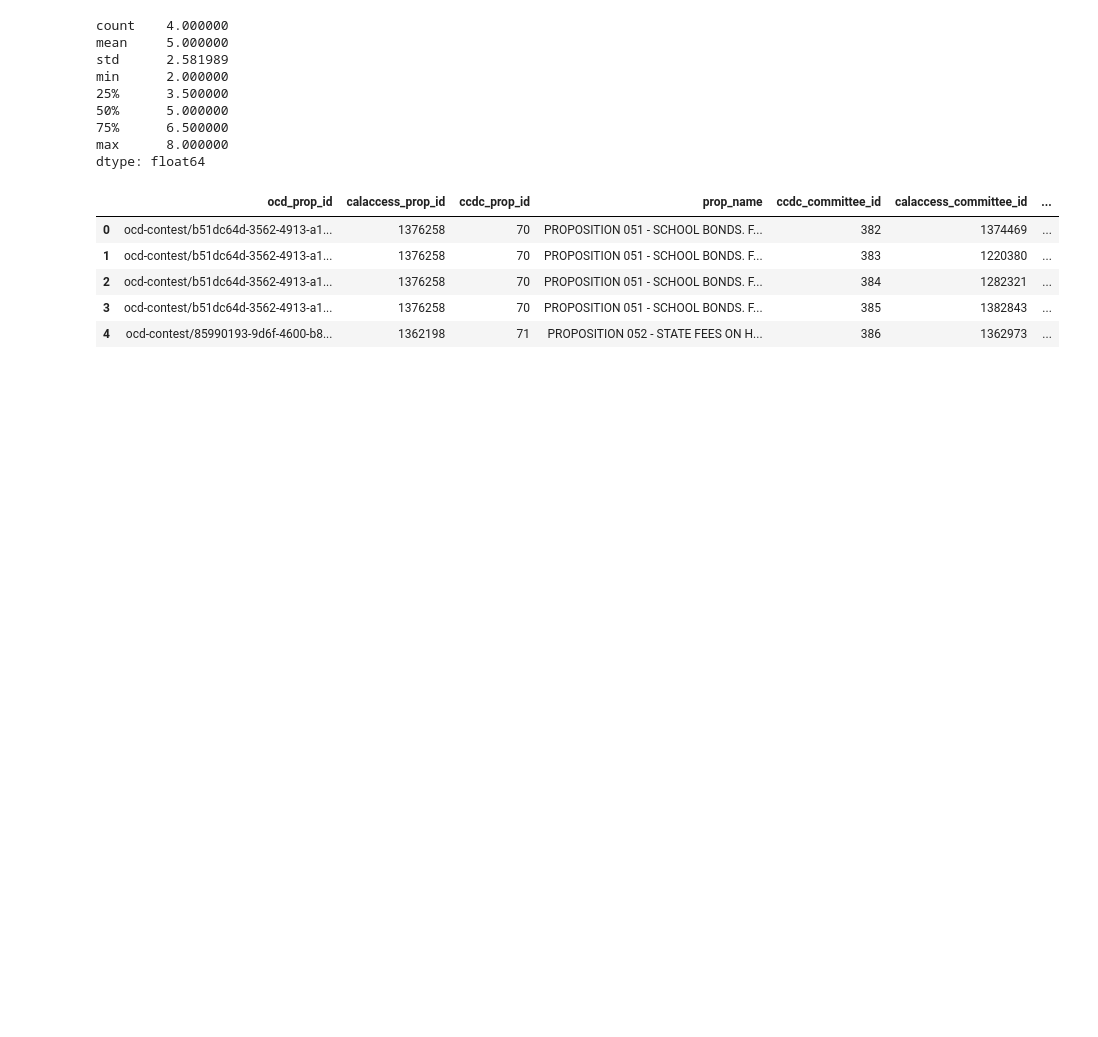
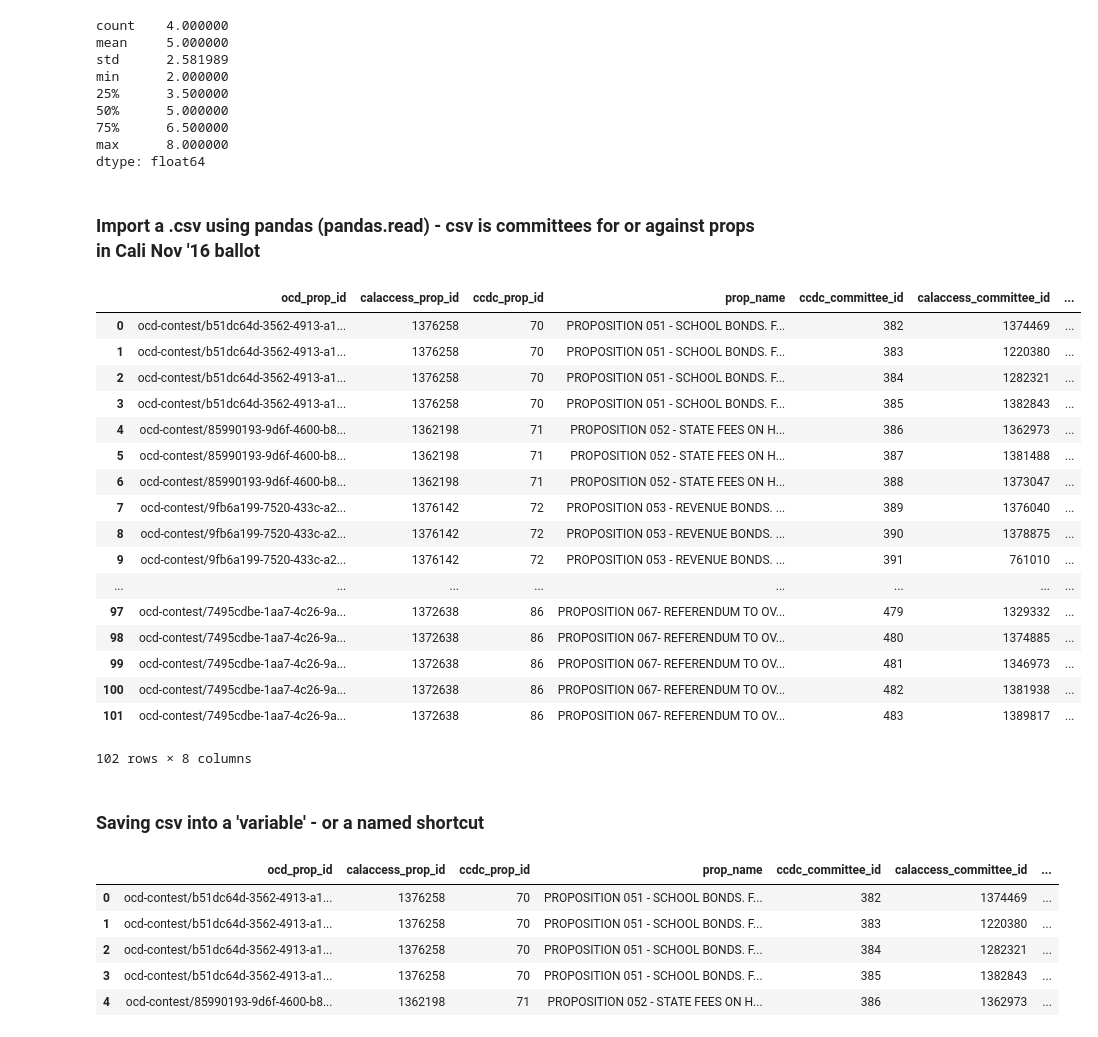
Before and after one commit to chrismvasq/first-python-notebook, a Jupyter notebook: first python notebook.ipynb, the cells around one changed output. Saved outputs shown, nothing was run; the diff lists cells and outputs as text; code cells hidden in the pictures; blank space fills up the shorter version.

```diff
--- a/first python notebook.ipynb
+++ b/first python notebook.ipynb
@@ -37,6 +46,31 @@ min      2.000000
 75%      6.500000
 max      8.000000
 dtype: float64
+# %% [markdown]
+### Import a .csv using pandas (pandas.read) - csv is committees for or against props in Cali Nov '16 ballot
+# %%
+pd.read_csv("http://www.firstpythonnotebook.org/_static/committees.csv")
+# %% [output]
+|  | ocd_prop_id | calaccess_prop_id | ccdc_prop_id | prop_name | ccdc_committee_id | calaccess_committee_id | ... |
+| 0 | ocd-contest/b51dc64d-3562-4913-a1... | 1376258 | 70 | PROPOSITION 051 - SCHOOL BONDS. F... | 382 | 1374469 | ... |
+| 1 | ocd-contest/b51dc64d-3562-4913-a1... | 1376258 | 70 | PROPOSITION 051 - SCHOOL BONDS. F... | 383 | 1220380 | ... |
+| 2 | ocd-contest/b51dc64d-3562-4913-a1... | 1376258 | 70 | PROPOSITION 051 - SCHOOL BONDS. F... | 384 | 1282321 | ... |
+| 3 | ocd-contest/b51dc64d-3562-4913-a1... | 1376258 | 70 | PROPOSITION 051 - SCHOOL BONDS. F... | 385 | 1382843 | ... |
+| 4 | ocd-contest/85990193-9d6f-4600-b8... | 1362198 | 71 | PROPOSITION 052 - STATE FEES ON H... | 386 | 1362973 | ... |
+| 5 | ocd-contest/85990193-9d6f-4600-b8... | 1362198 | 71 | PROPOSITION 052 - STATE FEES ON H... | 387 | 1381488 | ... |
+| 6 | ocd-contest/85990193-9d6f-4600-b8... | 1362198 | 71 | PROPOSITION 052 - STATE FEES ON H... | 388 | 1373047 | ... |
+| 7 | ocd-contest/9fb6a199-7520-433c-a2... | 1376142 | 72 | PROPOSITION 053 - REVENUE BONDS. ... | 389 | 1376040 | ... |
+| 8 | ocd-contest/9fb6a199-7520-433c-a2... | 1376142 | 72 | PROPOSITION 053 - REVENUE BONDS. ... | 390 | 1378875 | ... |
+| 9 | ocd-contest/9fb6a199-7520-433c-a2... | 1376142 | 72 | PROPOSITION 053 - REVENUE BONDS. ... | 391 | 761010 | ... |
+| ... | ... | ... | ... | ... | ... | ... | ... |
+| 97 | ocd-contest/7495cdbe-1aa7-4c26-9a... | 1372638 | 86 | PROPOSITION 067- REFERENDUM TO OV... | 479 | 1329332 | ... |
+| 98 | ocd-contest/7495cdbe-1aa7-4c26-9a... | 1372638 | 86 | PROPOSITION 067- REFERENDUM TO OV... | 480 | 1374885 | ... |
+| 99 | ocd-contest/7495cdbe-1aa7-4c26-9a... | 1372638 | 86 | PROPOSITION 067- REFERENDUM TO OV... | 481 | 1346973 | ... |
+| 100 | ocd-contest/7495cdbe-1aa7-4c26-9a... | 1372638 | 86 | PROPOSITION 067- REFERENDUM TO OV... | 482 | 1381938 | ... |
+| 101 | ocd-contest/7495cdbe-1aa7-4c26-9a... | 1372638 | 86 | PROPOSITION 067- REFERENDUM TO OV... | 483 | 1389817 | ... |
+102 rows × 8 columns
+# %% [markdown]
+### Saving csv into a 'variable' - or a named shortcut
 # %%
 props = pd.read_csv("http://www.firstpythonnotebook.org/_static/committees.csv")
 # %%
```
Also changed, not shown: parts of 21 cells of this notebook.
